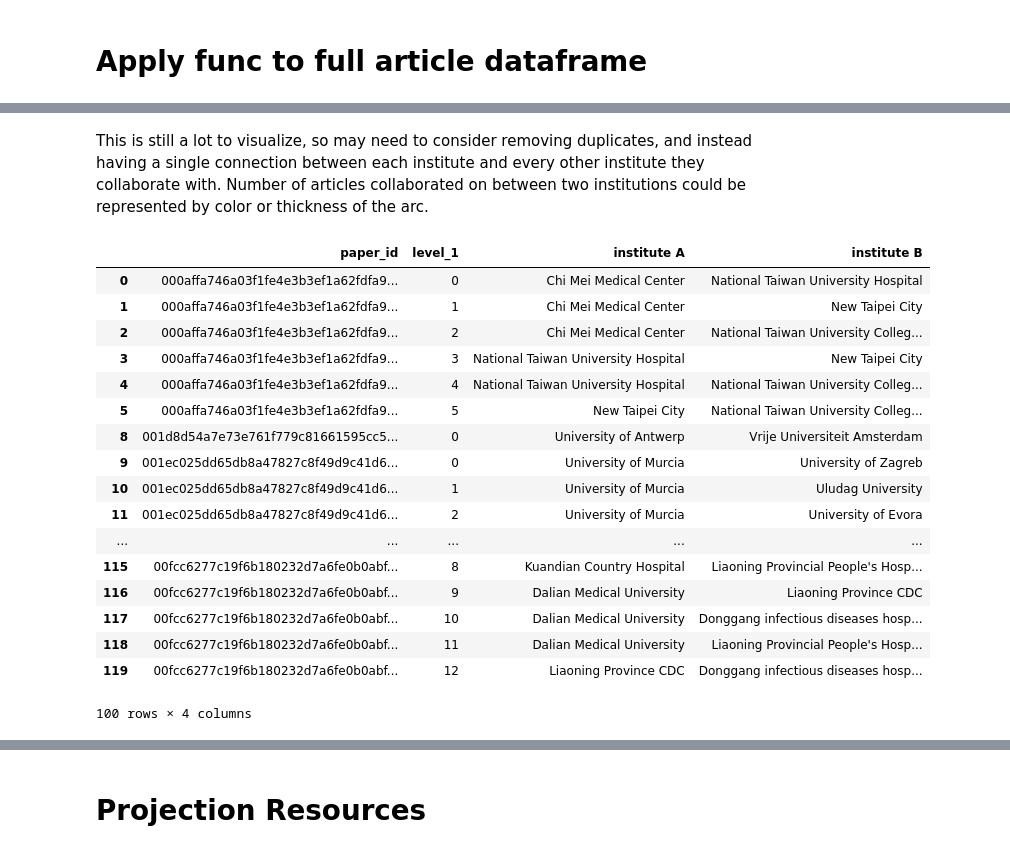
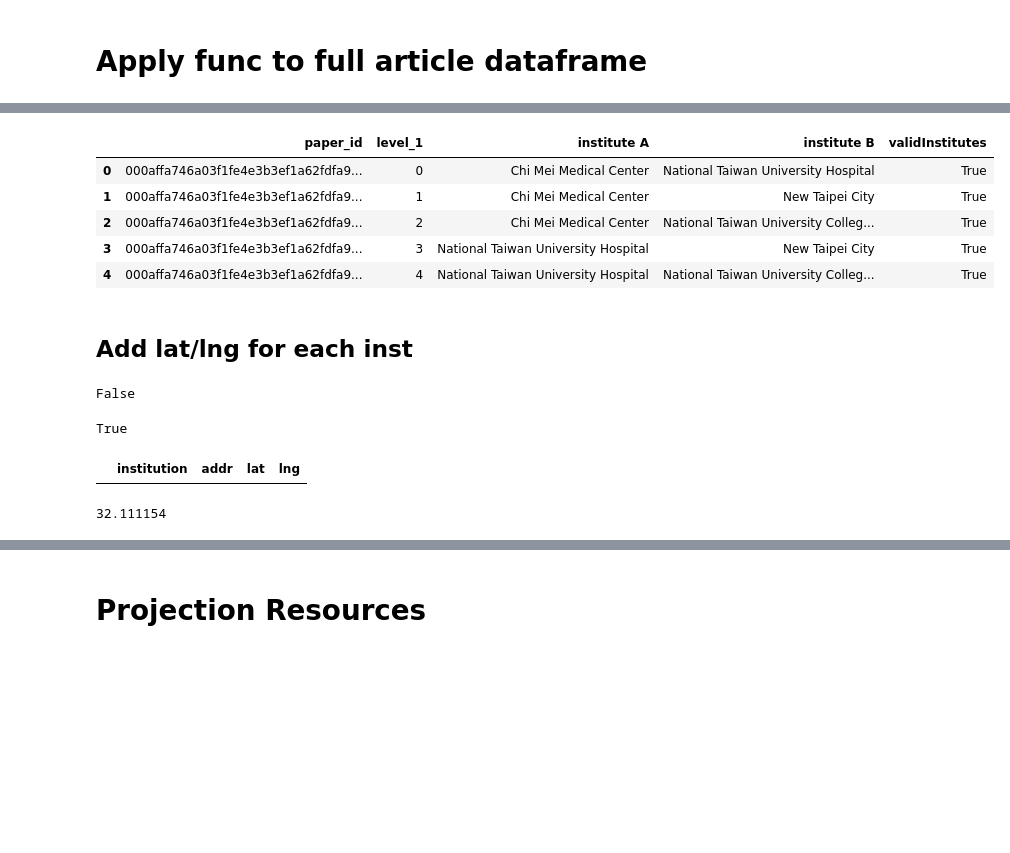
Before and after one commit to jeffmacinnes/COVID_vis, a Jupyter notebook: notebooks/collaborations.ipynb, the cells around one changed output, grey strips where cells are left out. Saved outputs shown, nothing was run; the diff lists cells and outputs as text; code cells hidden in the pictures; blank space fills up the shorter version.

```diff
--- a/notebooks/collaborations.ipynb
+++ b/notebooks/collaborations.ipynb
@@ -125,0 +143,2 @@ collabs_df.dropna(inplace=True)
+# %%
+inst_df = pd.read_csv(join(dataDir, 'institutions.csv'))
@@ -126,3 +154,21 @@ collabs_df.dropna(inplace=True)
+# %%
+def isValidInst(instName):
+    # check if given inst is valid
+    try:
+#         return inst_df['institution'].str.contains(str(instName)).any()
+        return (inst_df['institution'] == instName).any()
+    except:
+        return False
+
+def areInstitutesValid(row):
+    for inst in ['institute A', 'institute B']:
+        if not isValidInst(row[inst]):
+            return False
+    return True
+# %%
+collabs_df['validInstitutes'] = collabs_df.apply(areInstitutesValid, axis=1)  # takes ~5 min
+# %%
+collabs_df = collabs_df[collabs_df['validInstitutes'] == True]
 # %%
 collabs_df.shape
 # %% [output]
@@ -130,23 +176,29 @@ collabs_df.shape
-# %% [markdown]
-This is still a lot to visualize, so may need to consider removing duplicates, and instead having a single connection between each institute and every other institute they collaborate with. Number of articles collaborated on between two institutions could be represented by color or thickness of the arc.
 # %%
-collabs_df.head(100)
+collabs_df.head()
 # %% [output]
-|  | paper_id | level_1 | institute A | institute B |
-| 0 | 000affa746a03f1fe4e3b3ef1a62fdfa9... | 0 | Chi Mei Medical Center | National Taiwan University Hospital |
-| 1 | 000affa746a03f1fe4e3b3ef1a62fdfa9... | 1 | Chi Mei Medical Center | New Taipei City |
-| 2 | 000affa746a03f1fe4e3b3ef1a62fdfa9... | 2 | Chi Mei Medical Center | National Taiwan University Colleg... |
-| 3 | 000affa746a03f1fe4e3b3ef1a62fdfa9... | 3 | National Taiwan University Hospital | New Taipei City |
-| 4 | 000affa746a03f1fe4e3b3ef1a62fdfa9... | 4 | National Taiwan University Hospital | National Taiwan University Colleg... |
-| 5 | 000affa746a03f1fe4e3b3ef1a62fdfa9... | 5 | New Taipei City | National Taiwan University Colleg... |
-| 8 | 001d8d54a7e73e761f779c81661595cc5... | 0 | University of Antwerp | Vrije Universiteit Amsterdam |
-| 9 | 001ec025dd65db8a47827c8f49d9c41d6... | 0 | University of Murcia | University of Zagreb |
-| 10 | 001ec025dd65db8a47827c8f49d9c41d6... | 1 | University of Murcia | Uludag University |
-| 11 | 001ec025dd65db8a47827c8f49d9c41d6... | 2 | University of Murcia | University of Evora |
-| ... | ... | ... | ... | ... |
-| 115 | 00fcc6277c19f6b180232d7a6fe0b0abf... | 8 | Kuandian Country Hospital | Liaoning Provincial People's Hosp... |
-| 116 | 00fcc6277c19f6b180232d7a6fe0b0abf... | 9 | Dalian Medical University | Liaoning Province CDC |
-| 117 | 00fcc6277c19f6b180232d7a6fe0b0abf... | 10 | Dalian Medical University | Donggang infectious diseases hosp... |
-| 118 | 00fcc6277c19f6b180232d7a6fe0b0abf... | 11 | Dalian Medical University | Liaoning Provincial People's Hosp... |
-| 119 | 00fcc6277c19f6b180232d7a6fe0b0abf... | 12 | Liaoning Province CDC | Donggang infectious diseases hosp... |
+|  | paper_id | level_1 | institute A | institute B | validInstitutes |
+| 0 | 000affa746a03f1fe4e3b3ef1a62fdfa9... | 0 | Chi Mei Medical Center | National Taiwan University Hospital | True |
+| 1 | 000affa746a03f1fe4e3b3ef1a62fdfa9... | 1 | Chi Mei Medical Center | New Taipei City | True |
+| 2 | 000affa746a03f1fe4e3b3ef1a62fdfa9... | 2 | Chi Mei Medical Center | National Taiwan University Colleg... | True |
+| 3 | 000affa746a03f1fe4e3b3ef1a62fdfa9... | 3 | National Taiwan University Hospital | New Taipei City | True |
+| 4 | 000affa746a03f1fe4e3b3ef1a62fdfa9... | 4 | National Taiwan University Hospital | National Taiwan University Colleg... | True |
-100 rows × 4 columns
+# %% [markdown]
+## Add lat/lng for each inst
+# %%
+inst = 'Ludwig-Maximilians-University'
+
+isValidInst(inst)
+# %% [output]
+False
+# %%
+(inst_df['institution'] == 'University of Tiradentes').any()
+# %% [output]
+True
+# %%
+a
+# %% [output]
+|  | institution | addr | lat | lng |
+# %%
+a['lat']
+# %% [output]
+32.111154
```
Also changed, not shown: parts of 24 cells of this notebook, 24 other files.
